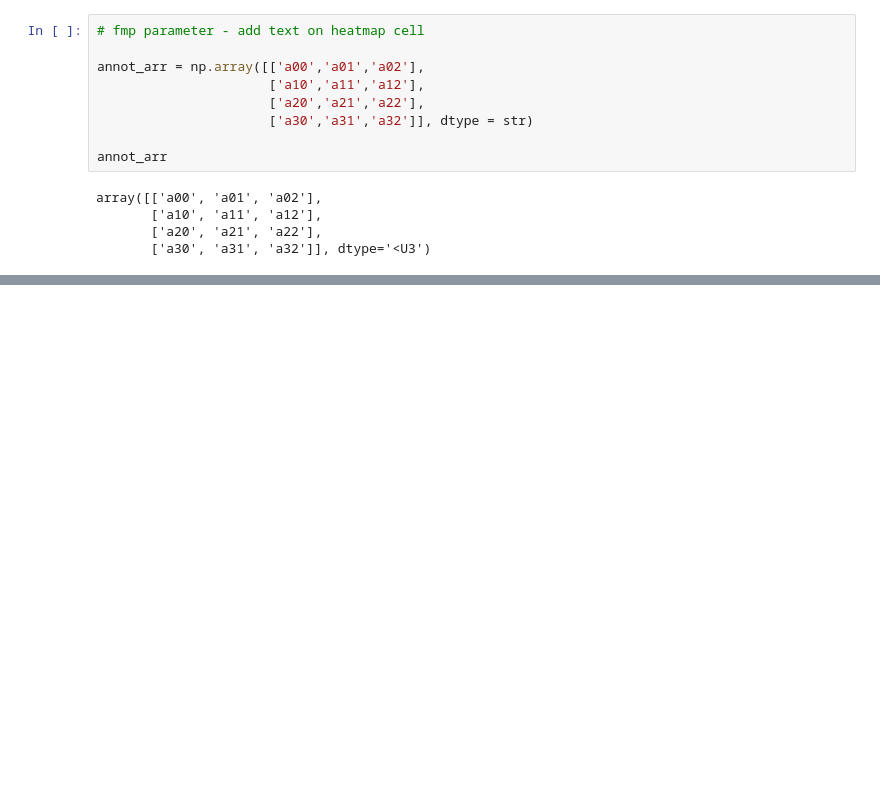
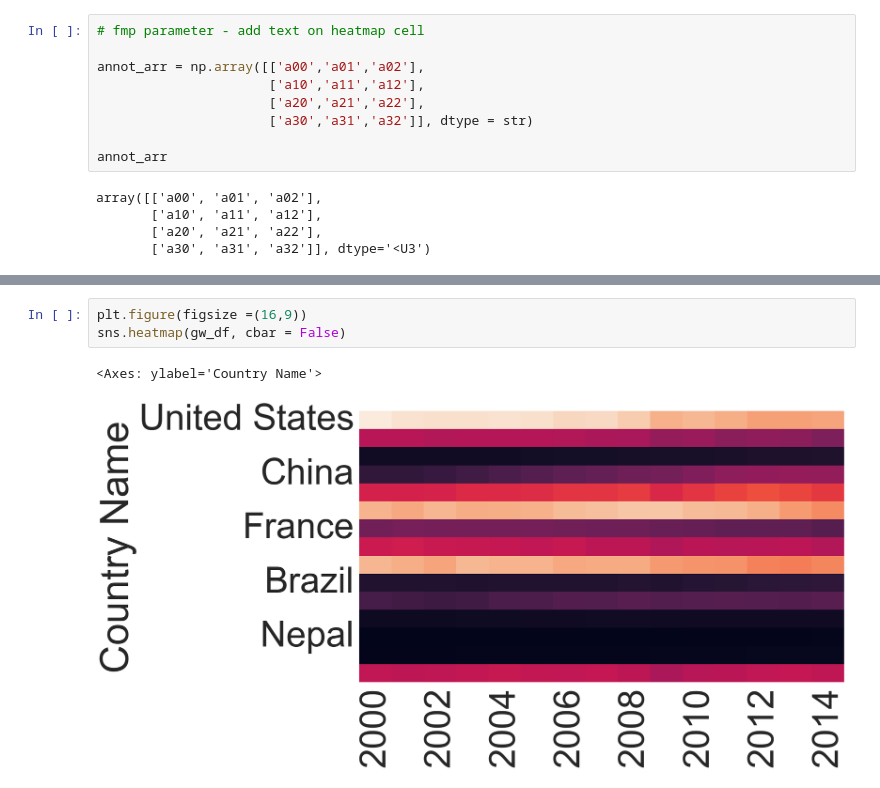
Before and after one commit to ajay-rathod-2001/Royal-Python, a Jupyter notebook: Royal Machine Learning , Data Science & Analysis/Seaborn Files/Seaborn HetMap_5.ipynb, the cells around one changed output, grey strips where cells are left out. Cells and saved outputs as stored; diff of their text form; blank space fills up the shorter version.

```diff
--- a/Royal Machine Learning , Data Science & Analysis/Seaborn Files/Seaborn HetMap_5.ipynb
+++ b/Royal Machine Learning , Data Science & Analysis/Seaborn Files/Seaborn HetMap_5.ipynb
@@ -103,0 +129,6 @@ sns.heatmap(arr_2d, annot = annot_arr, fmt ="s" )
+# %%
+plt.figure(figsize =(16,9))
+sns.heatmap(gw_df, cbar = False)
+# %% [output]
+<Axes: ylabel='Country Name'>
+[figure, added]
```
Also changed, not shown: parts of 13 cells of this notebook.
